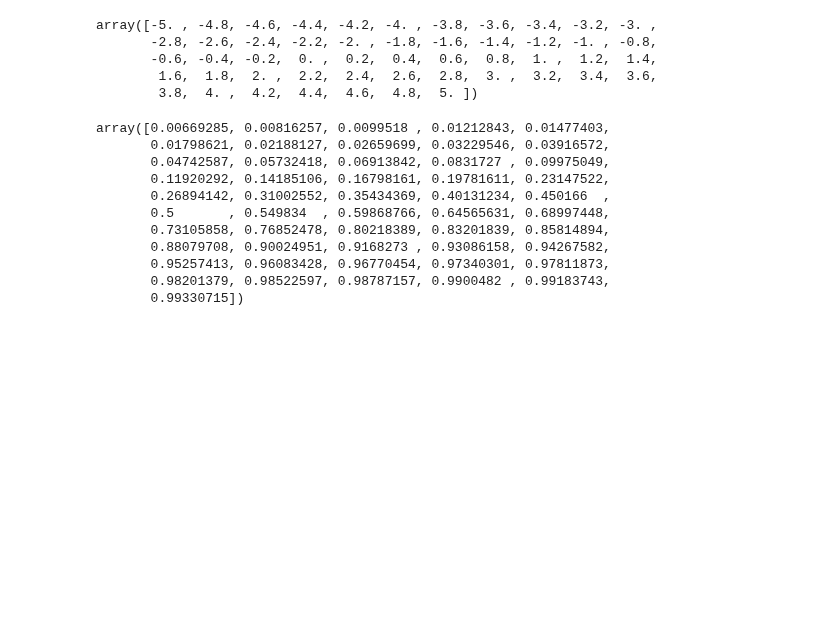
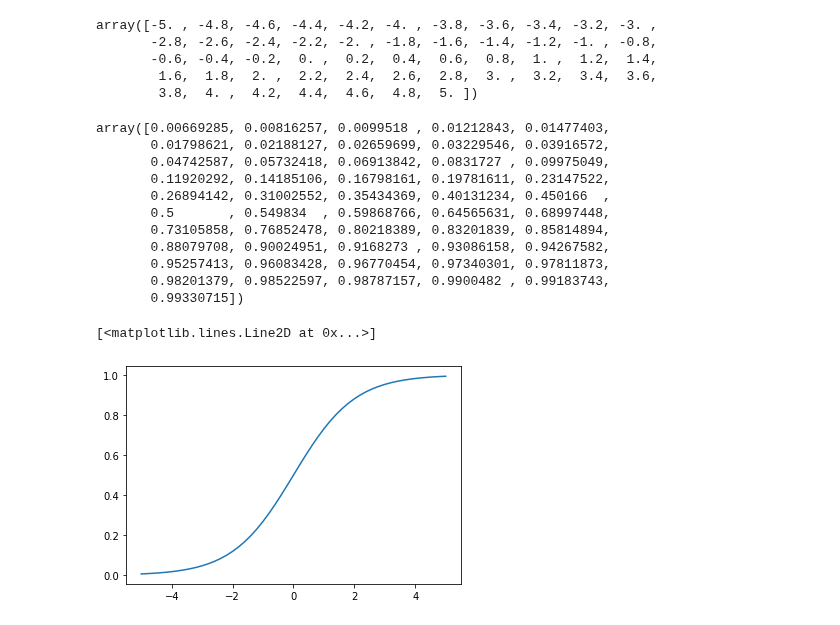
Before and after one commit to carlos-alves-one/ML-Zoomcamp-Week-3, a Jupyter notebook: ML_Zoomcamp_Week_3.ipynb, the cells around one changed output. Cells and saved outputs as stored; diff of their text form; code cells hidden in the pictures; blank space fills up the shorter version.

Commit message:
Plot the list z and sigmoid

```diff
--- a/ML_Zoomcamp_Week_3.ipynb
+++ b/ML_Zoomcamp_Week_3.ipynb
@@ -1239,3 +1239,9 @@ array([0.00669285, 0.00816257, 0.0099518 , 0.01212843, 0.01477403,
        0.95257413, 0.96083428, 0.96770454, 0.97340301, 0.97811873,
        0.98201379, 0.98522597, 0.98787157, 0.9900482 , 0.99183743,
        0.99330715])
+# %%
+# Plot the list z and sigmoid
+plt.plot(z, sigmoid(z))
+# %% [output]
+[<matplotlib.lines.Line2D at 0x...>]
+[figure, added]
```
